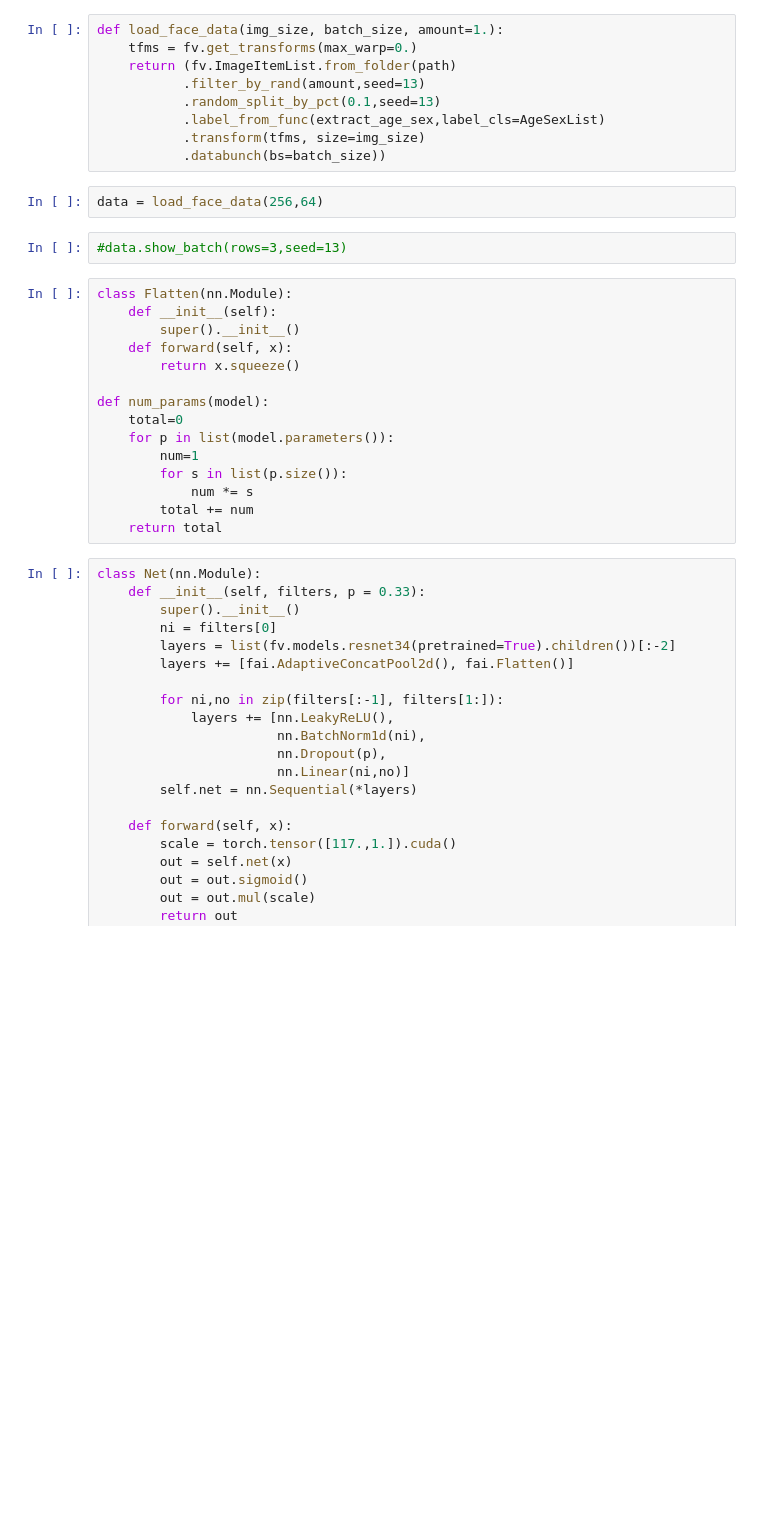
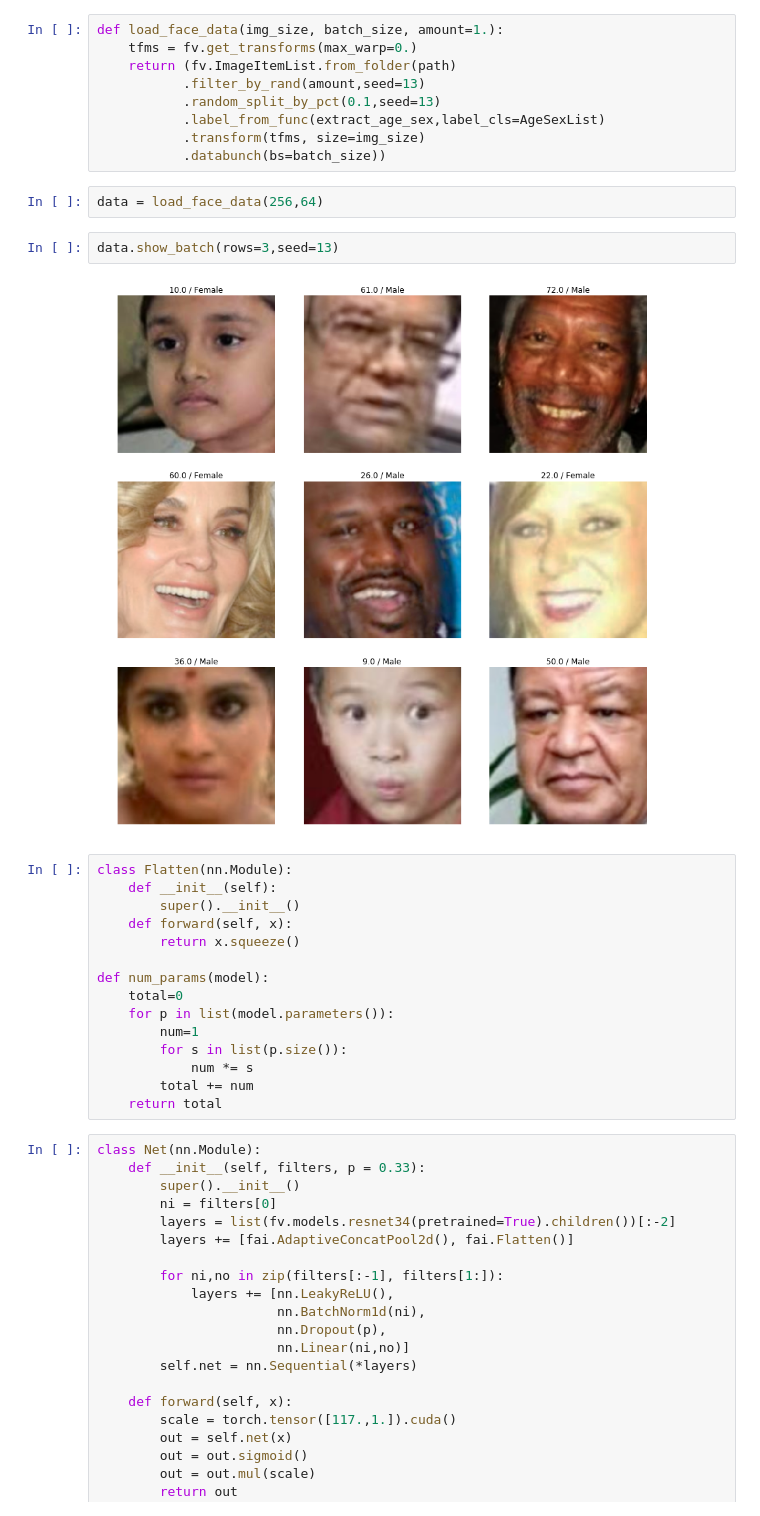
Before and after one commit to hoftherose/NN2Course, a Jupyter notebook: FaceAging/FaceAgingWGender.ipynb, the cells around one changed output. Saved outputs shown, nothing was run; the diff lists cells and outputs as text; blank space fills up the shorter version.

```diff
--- a/FaceAging/FaceAgingWGender.ipynb
+++ b/FaceAging/FaceAgingWGender.ipynb
@@ -68,7 +67,9 @@ def load_face_data(img_size, batch_size, amount=1.):
 # %%
 data = load_face_data(256,64)
 # %%
-#data.show_batch(rows=3,seed=13)
+data.show_batch(rows=3,seed=13)
+# %% [output]
+[figure, added]
 # %%
 class Flatten(nn.Module):
     def __init__(self):
```
Also changed, not shown: parts of 12 cells of this notebook.
